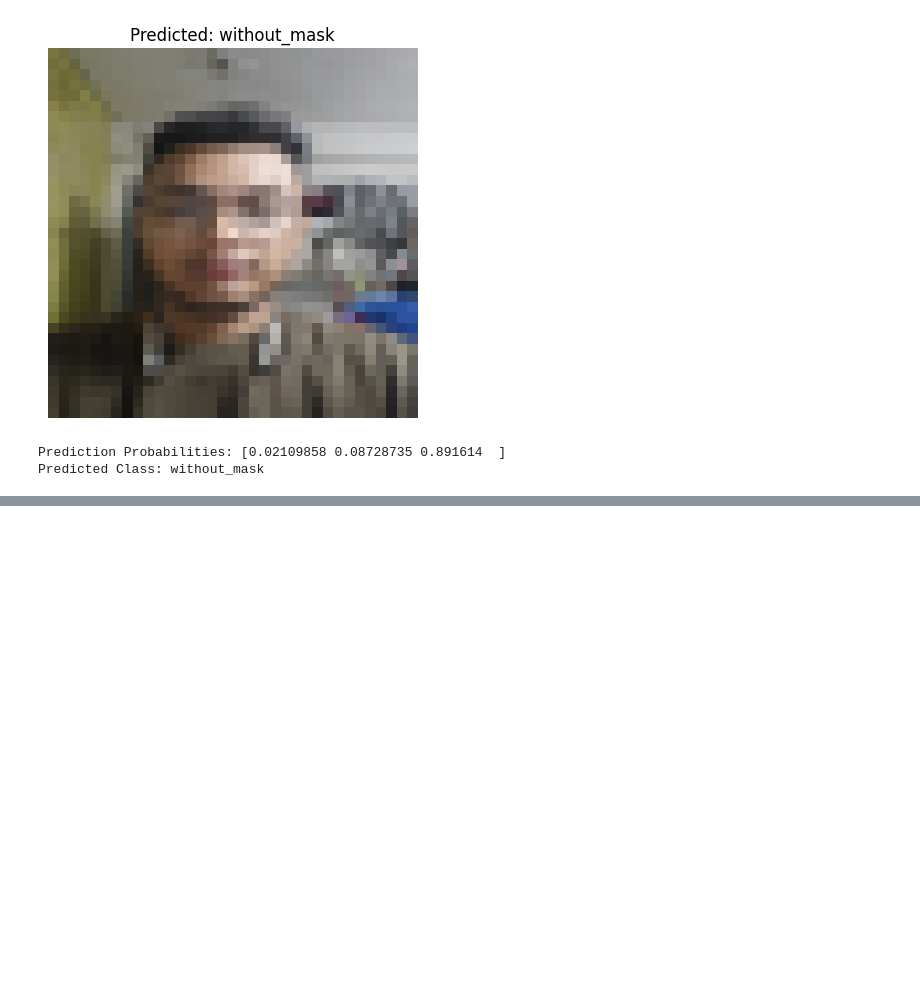
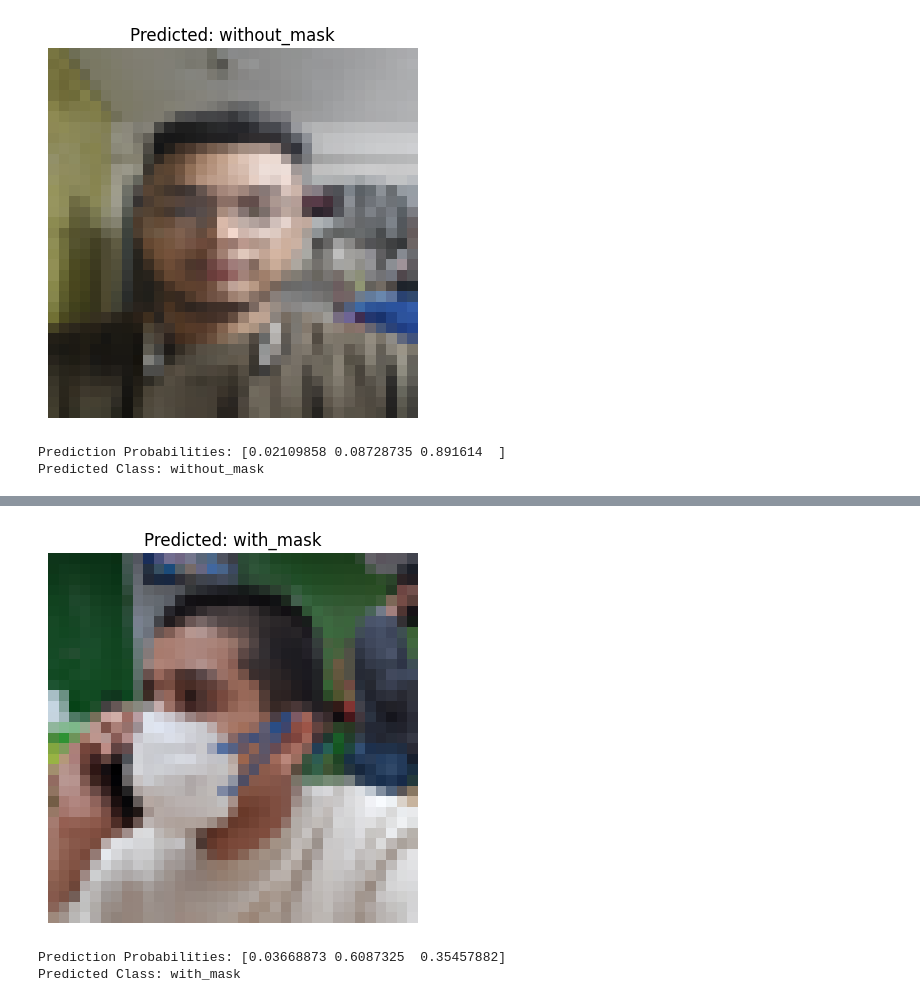
Before and after one commit to Soubhik-07-ops/face_mask_detection, a Jupyter notebook: mask_detection.ipynb, the cells around one changed output, grey strips where cells are left out. Drawn from its saved outputs; the diff is of its cells as text; code cells hidden in the pictures; blank space fills up the shorter version.

```diff
--- a/mask_detection.ipynb
+++ b/mask_detection.ipynb
@@ -466,7 +466,8 @@ Prediction Probabilities: [0.02109858 0.08728735 0.891614  ]
 Predicted Class: without_mask
 # %%
 # Path to your single image
-image_path = r"K:\pics\IMG20241217215358.jpg"
+image_path = r"K:\pics\IMG-20241217-WA0012.jpg"
 
 # Predict the result
 predict_single_image(model, image_path, test_generator.class_indices)
+# %% [output]
@@ -472,0 +475,3 @@ predict_single_image(model, image_path, test_generator.class_indices)
+[figure, added]
+Prediction Probabilities: [0.03668873 0.6087325  0.35457882]
+Predicted Class: with_mask
```
Also changed, not shown: parts of 1 cell of this notebook.
